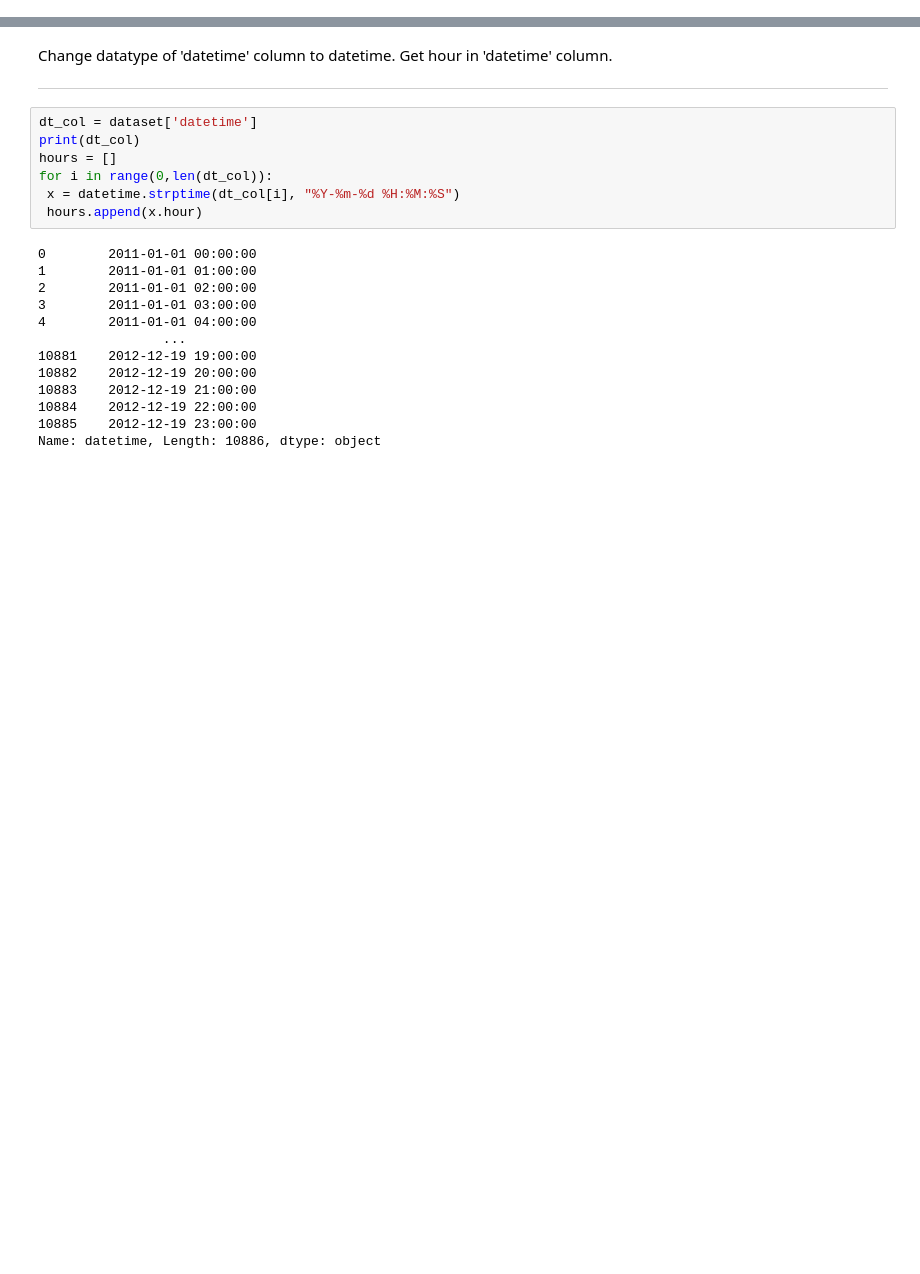
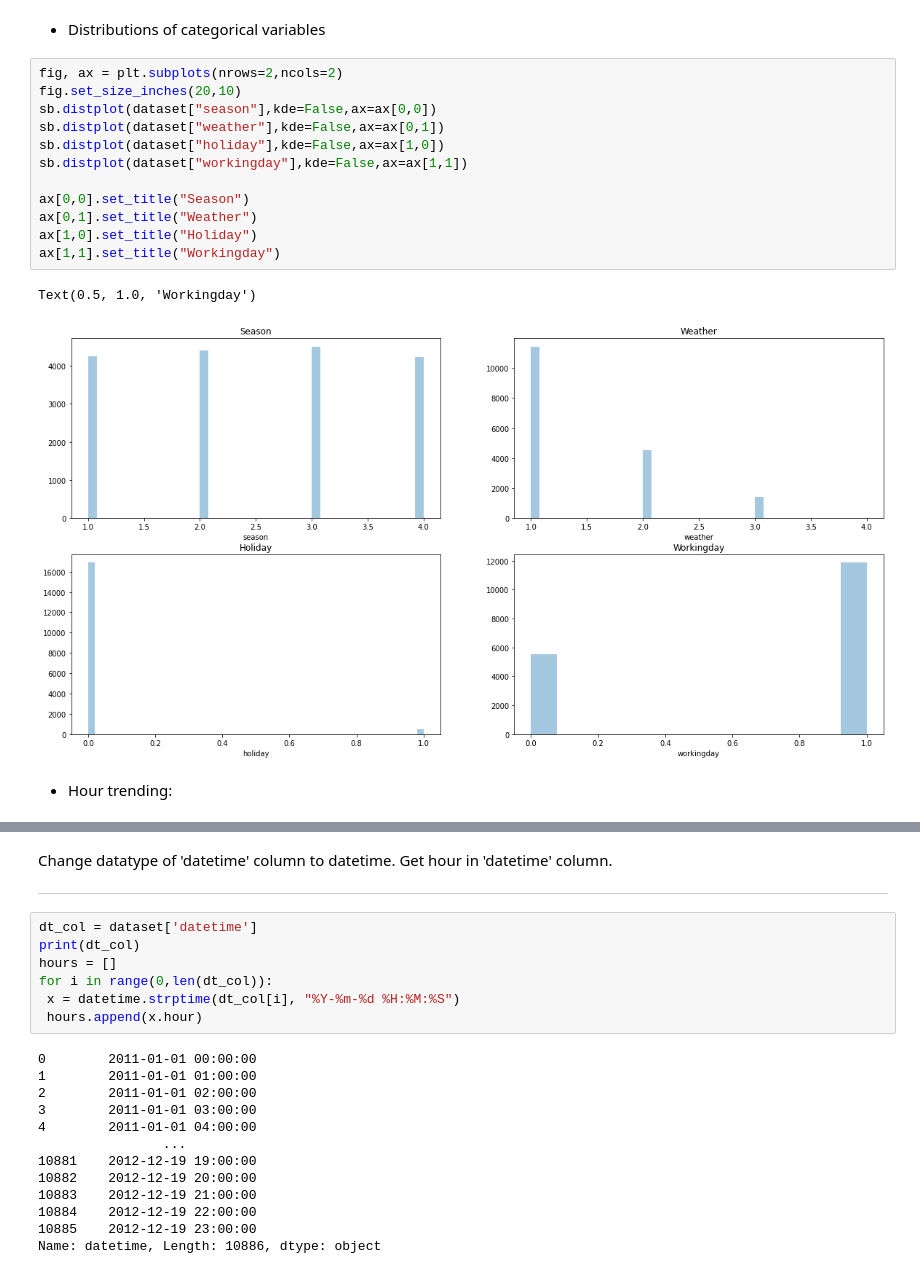
Before and after one commit to davione112/dav112, a Jupyter notebook: BikeSD.ipynb, the cells around one changed output, grey strips where cells are left out. Drawn from its saved outputs; the diff is of its cells as text; blank space fills up the shorter version.

```diff
--- a/BikeSD.ipynb
+++ b/BikeSD.ipynb
@@ -28,0 +117,19 @@ from datetime import datetime
+# %% [markdown]
+- Distributions of categorical variables
+# %%
+fig, ax = plt.subplots(nrows=2,ncols=2)
+fig.set_size_inches(20,10)
+sb.distplot(dataset["season"],kde=False,ax=ax[0,0])
+sb.distplot(dataset["weather"],kde=False,ax=ax[0,1])
+sb.distplot(dataset["holiday"],kde=False,ax=ax[1,0])
+sb.distplot(dataset["workingday"],kde=False,ax=ax[1,1])
+
+ax[0,0].set_title("Season")
+ax[0,1].set_title("Weather")
+ax[1,0].set_title("Holiday")
+ax[1,1].set_title("Workingday")
+# %% [output]
+Text(0.5, 1.0, 'Workingday')
+[figure, added]
+# %% [markdown]
+- Hour trending:
```
Also changed, not shown: parts of 30 cells of this notebook.
